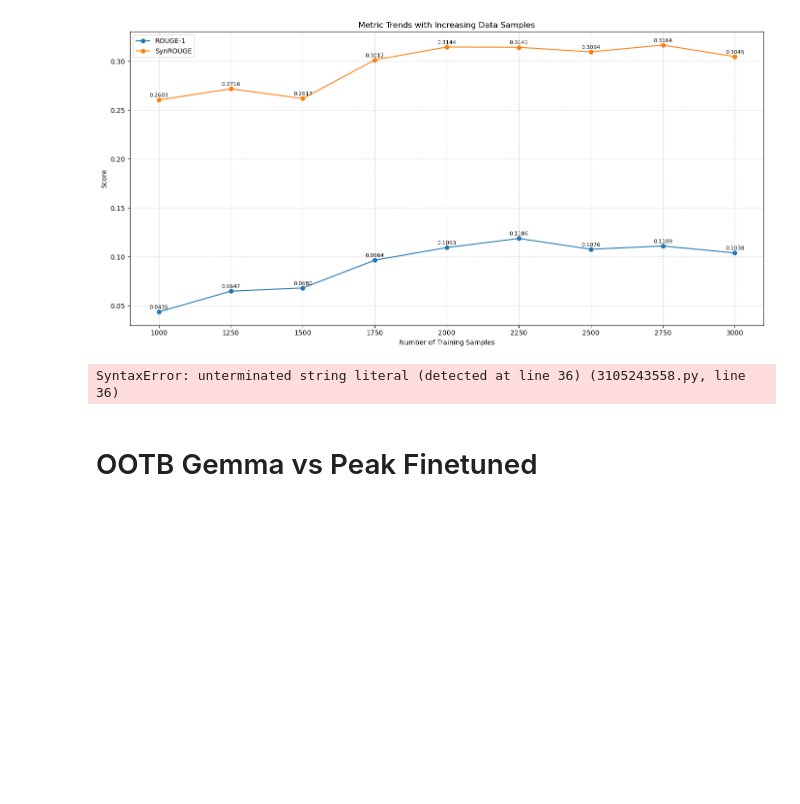
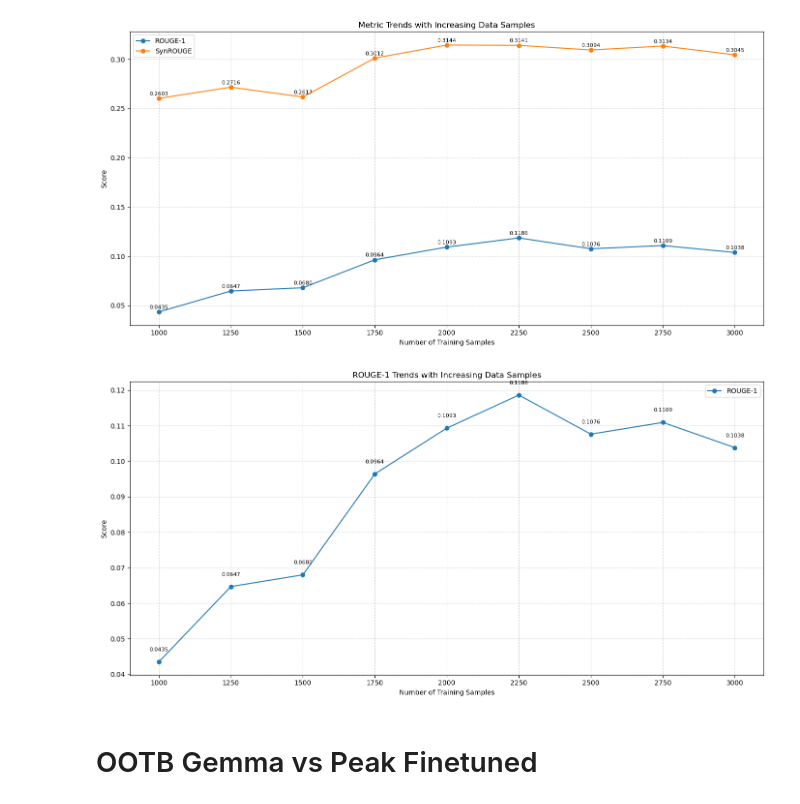
Before and after one commit to anushree-vinod/LLM_Evaluation_Malayalam, a Jupyter notebook: graphs.ipynb, the cells around one changed output. Saved outputs shown, nothing was run; the diff lists cells and outputs as text; code cells hidden in the pictures; blank space fills up the shorter version.

```diff
--- a/graphs.ipynb
+++ b/graphs.ipynb
@@ -302,7 +307,7 @@ rouge_1 =    [0.0435, 0.0647, 0.068, 0.0964, 0.1093, 0.1186, 0.1076, 0.1109, 0.1
 rouge_2 =    [0.0096, 0.008,  0.012,  0.01,   0.0116, 0.0133, 0.0107, 0.0087, 0.01]
 rouge_l =    [0.043,  0.0642, 0.0687, 0.096,  0.1099, 0.1188, 0.1076, 0.1108, 0.1035]
 bleu =       [0.0811, 0.0764, 0.0683, 0.0869, 0.0962, 0.0955, 0.0948, 0.0992, 0.0886]
-synrouge =   [0.2603, 0.2716, 0.2617, 0.3012, 0.3144, 0.3141, 0.3094, 0.3164, 0.3045]
+synrouge =   [0.2603, 0.2716, 0.2617, 0.3012, 0.3144, 0.3141, 0.3094, 0.3134, 0.3045]
 
 # Plot setup
 plt.figure(figsize=(14, 7))
@@ -342,37 +347,37 @@ rouge_1 =    [0.0435, 0.0647, 0.068, 0.0964, 0.1093, 0.1186, 0.1076, 0.1109, 0.1
 rouge_2 =    [0.0096, 0.008,  0.012,  0.01,   0.0116, 0.0133, 0.0107, 0.0087, 0.01]
 rouge_l =    [0.043,  0.0642, 0.0687, 0.096,  0.1099, 0.1188, 0.1076, 0.1108, 0.1035]
 bleu =       [0.0811, 0.0764, 0.0683, 0.0869, 0.0962, 0.0955, 0.0948, 0.0992, 0.0886]
-synrouge =   [0.2603, 0.2716, 0.2617, 0.3012, 0.3144, 0.3141, 0.3094, 0.3164, 0.3045]
+synrouge =   [0.2603, 0.2716, 0.2617, 0.3012, 0.3144, 0.3141, 0.3094, 0.3134, 0.3045]
 
 # Plot setup
 plt.figure(figsize=(14, 7))
 metrics = {
     'ROUGE-1': rouge_1,
     # 'ROUGE-2': rouge_2,
     # 'ROUGE-L': rouge_l,
     # 'BLEU': bleu,
     # 'SynROUGE': synrouge
 }
 
 # Plot each metric and add text labels
 for name, values in metrics.items():
     plt.plot(data_samples, values, marker='o', label=name)
     for x, y in zip(data_samples, values):
         plt.text(x, y + 0.003, f"{y:.4f}", ha='center', fontsize=8)
 
 # Styling
-plt.title("Metric Trends with Increasing Data Samples")
+plt.title("ROUGE-1 Trends with Increasing Data Samples")
 plt.xlabel("Number of Training Samples")
 plt.ylabel("Score")
 plt.grid(True, linestyle='--', alpha=0.5)
 plt.legend()
 plt.tight_layout()
 
 # Save and show
-plt.savefig("rouge1".png", dpi=300)
+plt.savefig("rouge1.png", dpi=300)
 plt.show()
 # %% [output]
-SyntaxError: unterminated string literal (detected at line 36) (3105243558.py, line 36)
+[figure, added]
 # %% [markdown]
 # OOTB Gemma vs Peak Finetuned
 # %%
```
Also changed, not shown: parts of 2 cells of this notebook, 6 other files.
